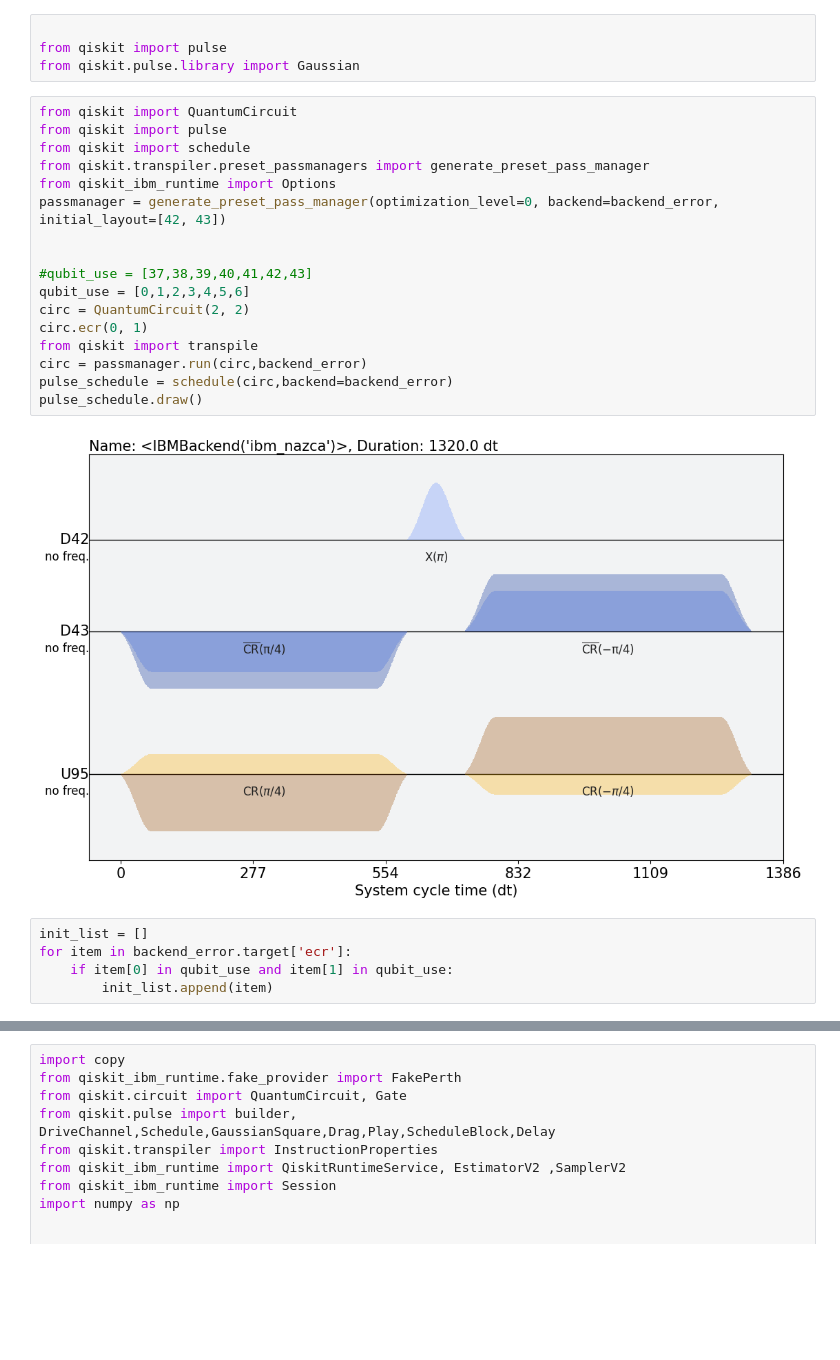
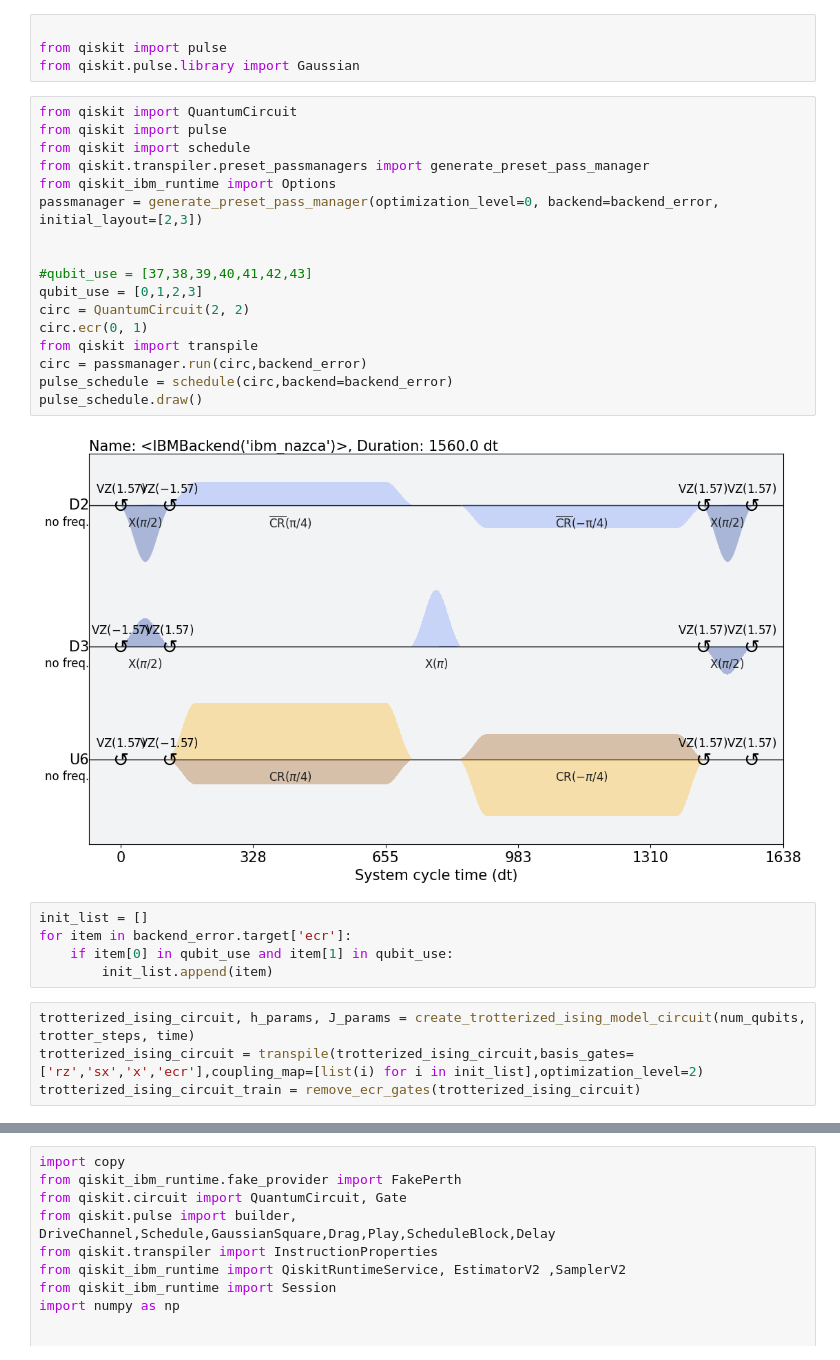
Before and after one commit to pop756/Quantum_KAN, a Jupyter notebook: Real_backend.ipynb, the cells around one changed output, grey strips where cells are left out. Drawn from its saved outputs; the diff is of its cells as text; blank space fills up the shorter version.

```diff
--- a/Real_backend.ipynb
+++ b/Real_backend.ipynb
@@ -126,24 +148,28 @@ from qiskit.pulse.library import Gaussian
 # %%
 from qiskit import QuantumCircuit
 from qiskit import pulse
 from qiskit import schedule
 from qiskit.transpiler.preset_passmanagers import generate_preset_pass_manager
 from qiskit_ibm_runtime import Options
-passmanager = generate_preset_pass_manager(optimization_level=0, backend=backend_error, initial_layout=[42, 43])
+passmanager = generate_preset_pass_manager(optimization_level=0, backend=backend_error, initial_layout=[2,3])
 
 
 #qubit_use = [37,38,39,40,41,42,43]
-qubit_use = [0,1,2,3,4,5,6]
+qubit_use = [0,1,2,3]
 circ = QuantumCircuit(2, 2)
 circ.ecr(0, 1)
 from qiskit import transpile
 circ = passmanager.run(circ,backend_error)
 pulse_schedule = schedule(circ,backend=backend_error)
 pulse_schedule.draw()
 # %% [output]
-[figure, old version]
+[figure, new version]
 # %%
 init_list = []
 for item in backend_error.target['ecr']:
     if item[0] in qubit_use and item[1] in qubit_use:
         init_list.append(item)
+# %%
+trotterized_ising_circuit, h_params, J_params = create_trotterized_ising_model_circuit(num_qubits, trotter_steps, time)
+trotterized_ising_circuit = transpile(trotterized_ising_circuit,basis_gates=['rz','sx','x','ecr'],coupling_map=[list(i) for i in init_list],optimization_level=2)
+trotterized_ising_circuit_train = remove_ecr_gates(trotterized_ising_circuit)
```
Also changed, not shown: parts of 16 cells of this notebook.
